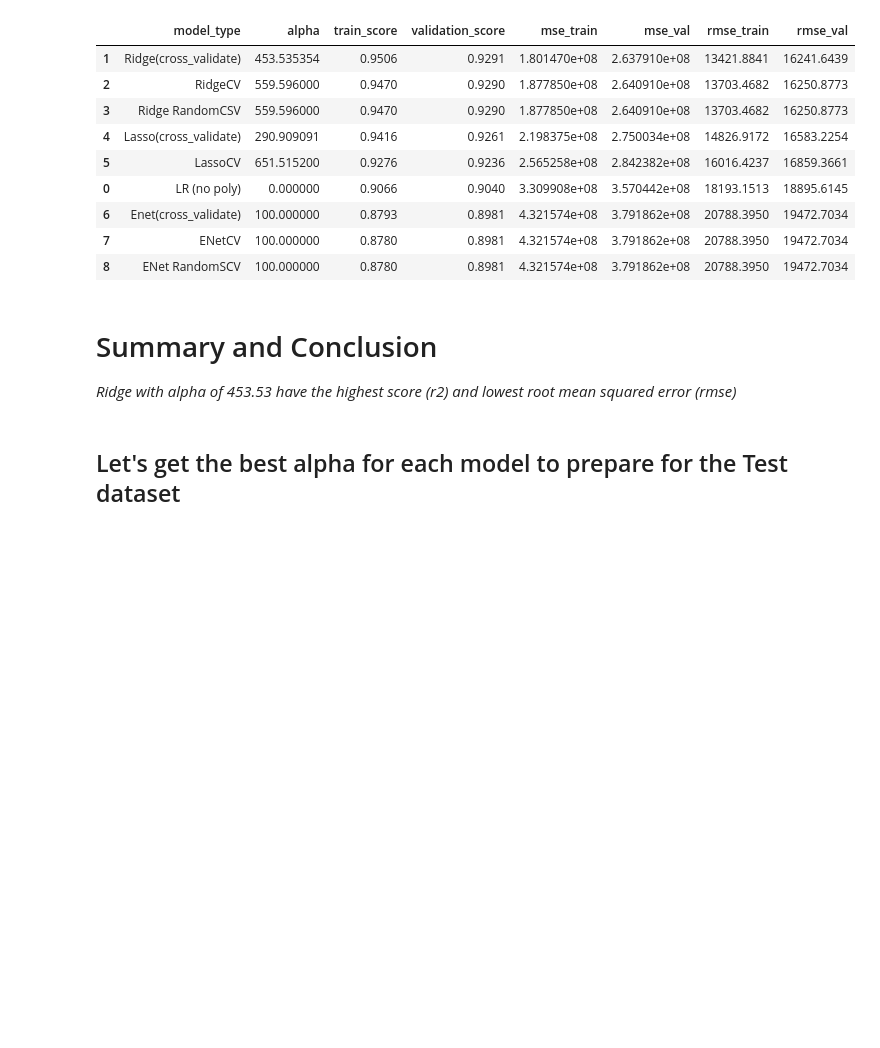
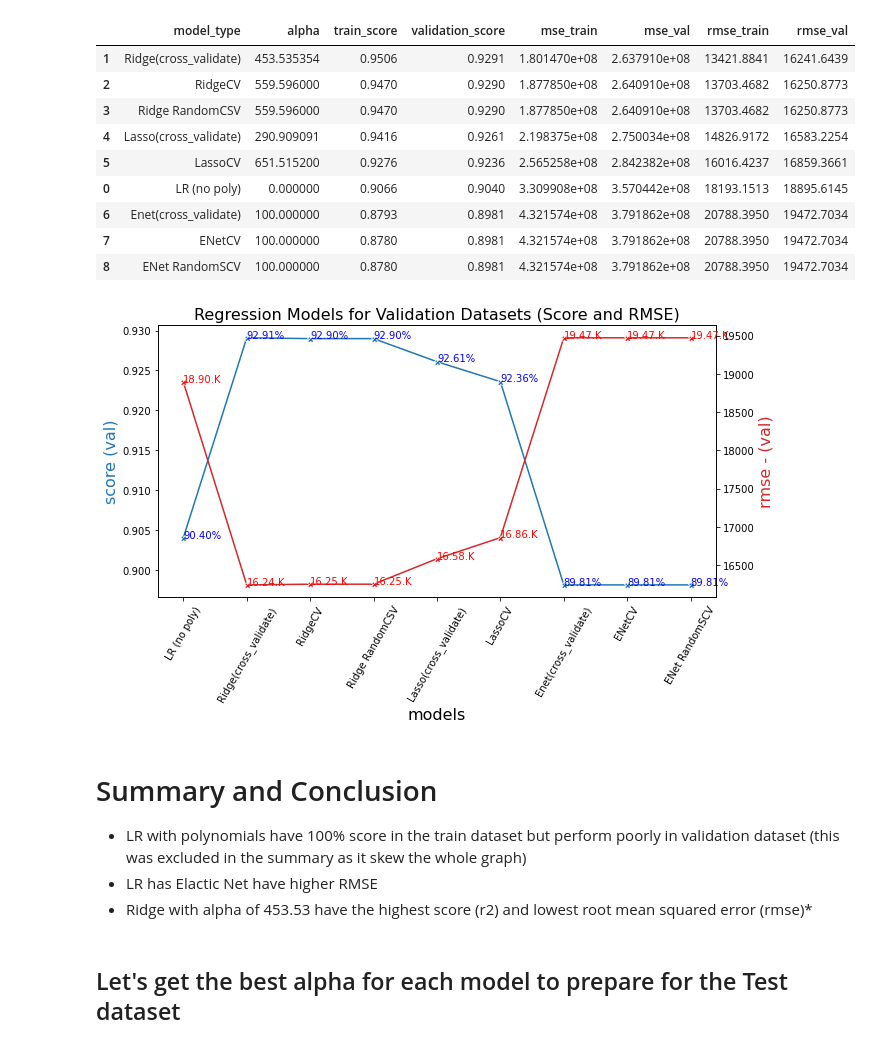
Before and after one commit to rebellon-carina/AMES_RegressionModels, a Jupyter notebook: code/03_Model_Benchmarks_Tuning-KaggleModel.ipynb, the cells around one changed output. Cells and saved outputs as stored; diff of their text form; code cells hidden in the pictures; blank space fills up the shorter version.

Commit message:
graph enhancement and readme edits

```diff
--- a/code/03_Model_Benchmarks_Tuning-KaggleModel.ipynb
+++ b/code/03_Model_Benchmarks_Tuning-KaggleModel.ipynb
@@ -632,9 +608,52 @@ df_reg.sort_values(by='validation_score', ascending=False)
 | 6 | Enet(cross_validate) | 100.000000 | 0.8793 | 0.8981 | 4.321574e+08 | 3.791862e+08 | 20788.3950 | 19472.7034 |
 | 7 | ENetCV | 100.000000 | 0.8780 | 0.8981 | 4.321574e+08 | 3.791862e+08 | 20788.3950 | 19472.7034 |
 | 8 | ENet RandomSCV | 100.000000 | 0.8780 | 0.8981 | 4.321574e+08 | 3.791862e+08 | 20788.3950 | 19472.7034 |
+# %%
+#Create combo chart
+fig, ax1 = plt.subplots(figsize=(10,5))
+color = 'tab:blue'
+
+#line plot creation
+ax1.set_title('Regression Models for Validation Datasets (Score and RMSE)', fontsize=16)
+
+ax1.set_xlabel('models', fontsize=16)
+ax1.set_ylabel('score (val)', fontsize=16,color=color)
+ax1 = sns.lineplot(x='model_type', y='validation_score', data = df_reg, color=color,marker='X', dashes=False)
+
+ax1.tick_params(axis='x', rotation=60)
+
+# label points for score
+for x, y in zip(df_reg['model_type'], df_reg['validation_score']):
+    ax1.text(x = x, # x-coordinate position of data label
+    y = y, # y-coordinate position of data label
+    s = '{:.2f}%'.format(y*100), # data label, formatted to show percentage
+    color = 'blue') # set colour of line
+
+#specify we want to share the same x-axis
+ax2 = ax1.twinx()
+color = 'tab:red'
+
+#line plot creation
+ax2.set_ylabel('rmse - (val)', fontsize=16,color=color)
+ax2 = sns.lineplot(x='model_type', y='rmse_val', data = df_reg, sort=False, color=color,marker='X')
+
+# label points for rmse
+for x, y in zip(df_reg['model_type'], df_reg['rmse_val']):
+    ax2.text(x = x, # x-coordinate position of data label
+    y = y, # y-coordinate position of data label
+    s = '{:.2f}.K'.format(y/1000), # data label, formatted to show percentage
+    color = 'red') # set colour of line
+
+
+#show plot
+plt.show()
+# %% [output]
+[figure, added]
 # %% [markdown]
 # Summary and Conclusion
-*Ridge with alpha of 453.53 have the highest score (r2) and lowest root mean squared error (rmse)*
+- LR with polynomials have 100% score in the train dataset but perform poorly in validation dataset (this was excluded in the summary as it skew the whole graph)
+- LR has Elactic Net have higher RMSE
+- Ridge with alpha of 453.53 have the highest score (r2) and lowest root mean squared error (rmse)*
 # %% [markdown]
 ## Let's get the best alpha for each model to prepare for the Test dataset
 # %%
```
Also changed, not shown: parts of 9 cells of this notebook, 3 other files.
